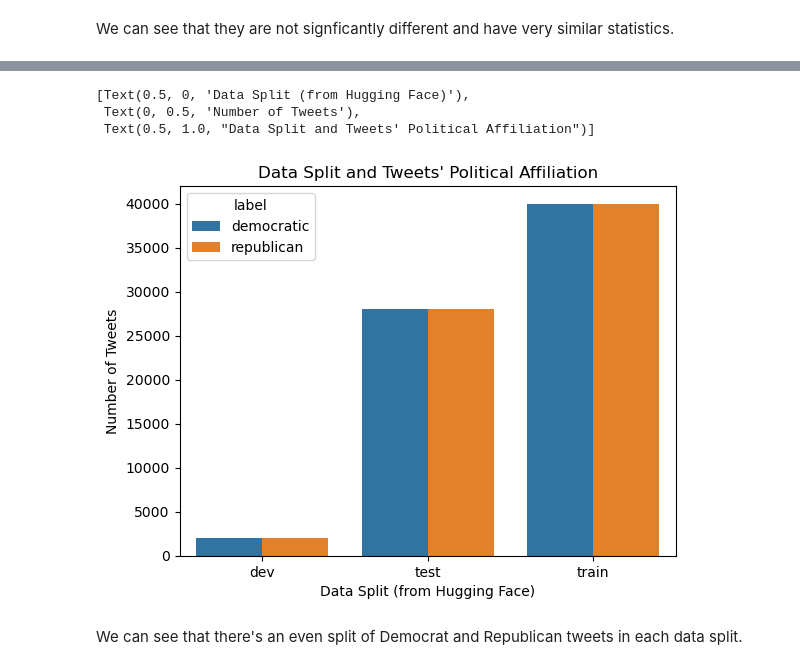
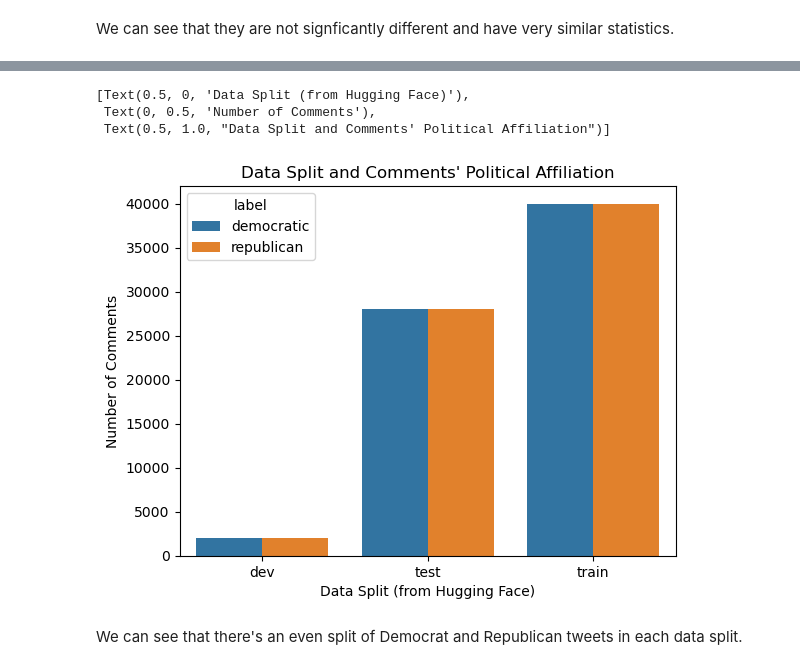
Before and after one commit to carolinemoy/STATS-507-Final-Project, a Jupyter notebook: Final Project.ipynb, the cells around one changed output, grey strips where cells are left out. Cells and saved outputs as stored; diff of their text form; code cells hidden in the pictures.

```diff
--- a/Final Project.ipynb
+++ b/Final Project.ipynb
@@ -179,15 +182,15 @@ Graph showing the number of tweets per political party in each split of the data
 # %%
 ## displaying the number of rows in train, eval, and test -- show even split democrat republican
 split_label_df = tweets_all.groupby(['split', 'label']).size().reset_index(name='count')
 counts_graph = sns.barplot(data = split_label_df, x = 'split', y = 'count', hue = 'label')
 counts_graph.set(xlabel = "Data Split (from Hugging Face)",
-                 ylabel = "Number of Tweets",
-                 title = "Data Split and Tweets' Political Affiliation")
+                 ylabel = "Number of Comments",
+                 title = "Data Split and Comments' Political Affiliation")
 # %% [output]
 [Text(0.5, 0, 'Data Split (from Hugging Face)'),
- Text(0, 0.5, 'Number of Tweets'),
- Text(0.5, 1.0, "Data Split and Tweets' Political Affiliation")]
+ Text(0, 0.5, 'Number of Comments'),
+ Text(0.5, 1.0, "Data Split and Comments' Political Affiliation")]
-[figure, old version]
+[figure, new version]
 # %% [markdown]
 We can see that there's an even split of Democrat and Republican tweets in each data split.
 # %% [markdown]
```
Also changed, not shown: parts of 27 cells of this notebook.
